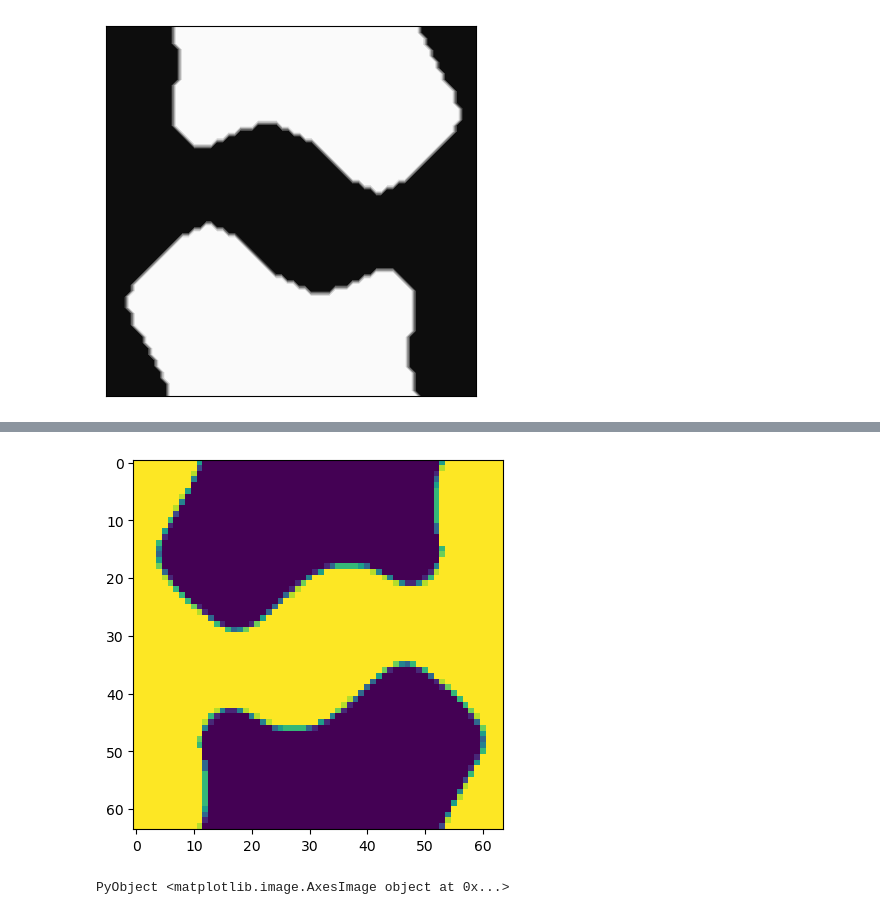
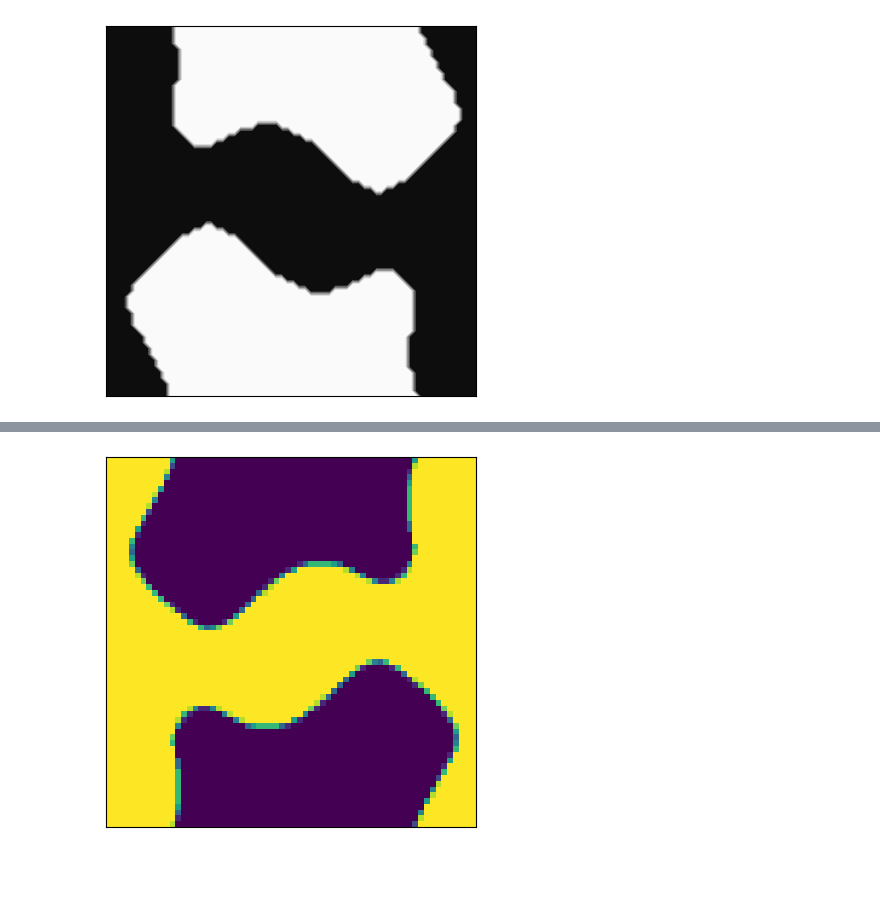
Before and after one commit to AliGhorashiCMT/Sparse-networks-for-topological-photonics, a Jupyter notebook: rectangular_lattices/Inverse_Design_Dirac_Points.ipynb, the cells around one changed output, grey strips where cells are left out. Cells and saved outputs as stored; diff of their text form; code cells hidden in the pictures; blank space fills up the shorter version.

```diff
--- a/rectangular_lattices/Inverse_Design_Dirac_Points.ipynb
+++ b/rectangular_lattices/Inverse_Design_Dirac_Points.ipynb
@@ -198,6 +197,7 @@ epsilon_og = f["data"][];
 close(f);
 # %%
 imshow(epsilon_og)
+xticks([])
+yticks([]);
 # %% [output]
-[figure, old version]
+[figure, new version]
-PyObject <matplotlib.image.AxesImage object at 0x...>
```
Also changed, not shown: parts of 4 cells of this notebook.
